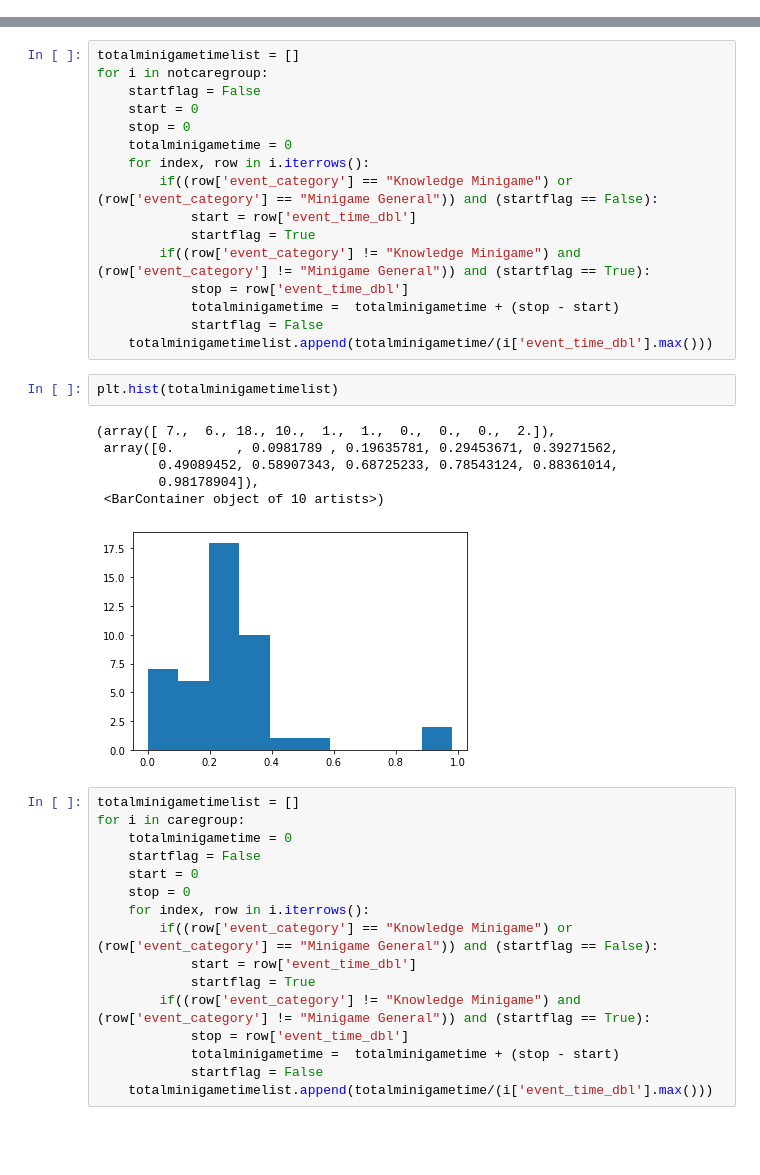
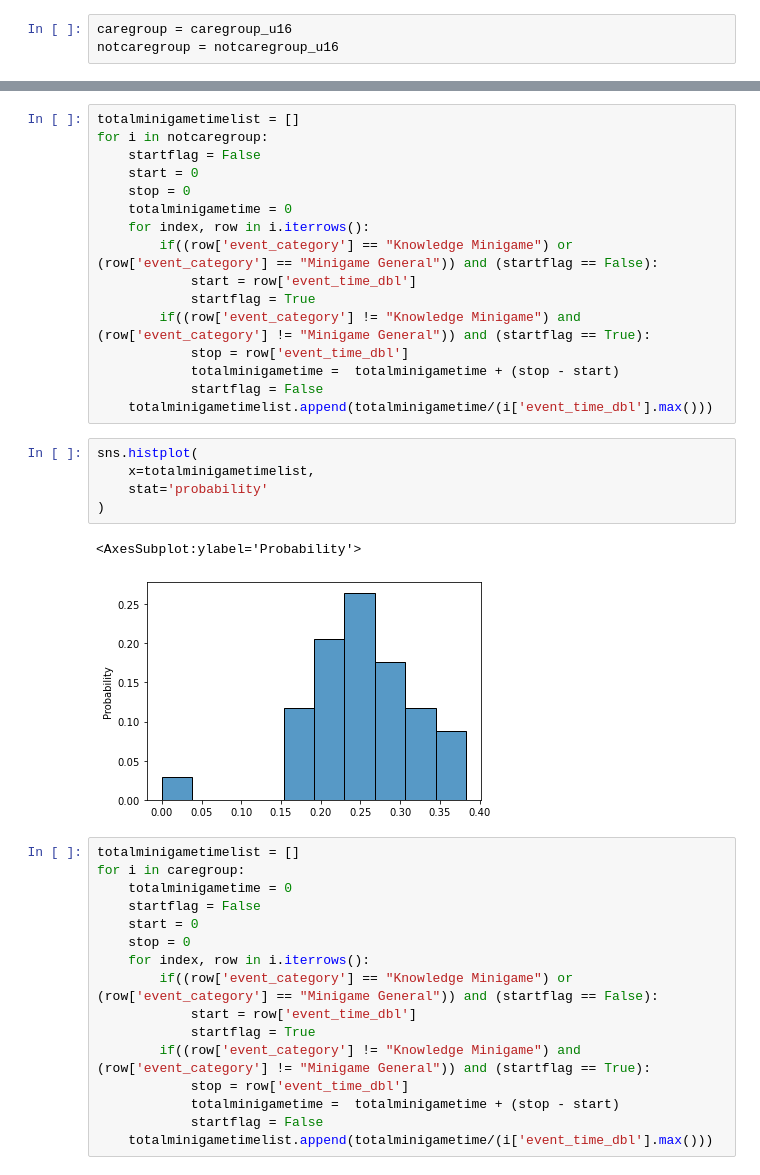
Before and after one commit to ryankkien/AttentionInElmCity-DF2022, a Jupyter notebook: CODE.ipynb, the cells around one changed output, grey strips where cells are left out. Drawn from its saved outputs; the diff is of its cells as text; blank space fills up the shorter version.

```diff
--- a/CODE.ipynb
+++ b/CODE.ipynb
@@ -88,3 +104,6 @@ len(notcaregroup)
+# %%
+caregroup = caregroup_u16
+notcaregroup = notcaregroup_u16
 # %%
 totaltime = 0
 for i in caregroup:
@@ -115,15 +134,14 @@ for i in notcaregroup:
             totalminigametime =  totalminigametime + (stop - start)
             startflag = False
     totalminigametimelist.append(totalminigametime/(i['event_time_dbl'].max()))
-# %%
-plt.hist(totalminigametimelist)
-# %% [output]
-(array([ 7.,  6., 18., 10.,  1.,  1.,  0.,  0.,  0.,  2.]),
- array([0.        , 0.0981789 , 0.19635781, 0.29453671, 0.39271562,
-        0.49089452, 0.58907343, 0.68725233, 0.78543124, 0.88361014,
-        0.98178904]),
- <BarContainer object of 10 artists>)
-[figure, removed]
+# %%
+sns.histplot(
+    x=totalminigametimelist,
+    stat='probability'
+)
+# %% [output]
+<AxesSubplot:ylabel='Probability'>
+[figure, added]
 # %%
 totalminigametimelist = []
 for i in caregroup:
```
Also changed, not shown: parts of 14 cells of this notebook.
